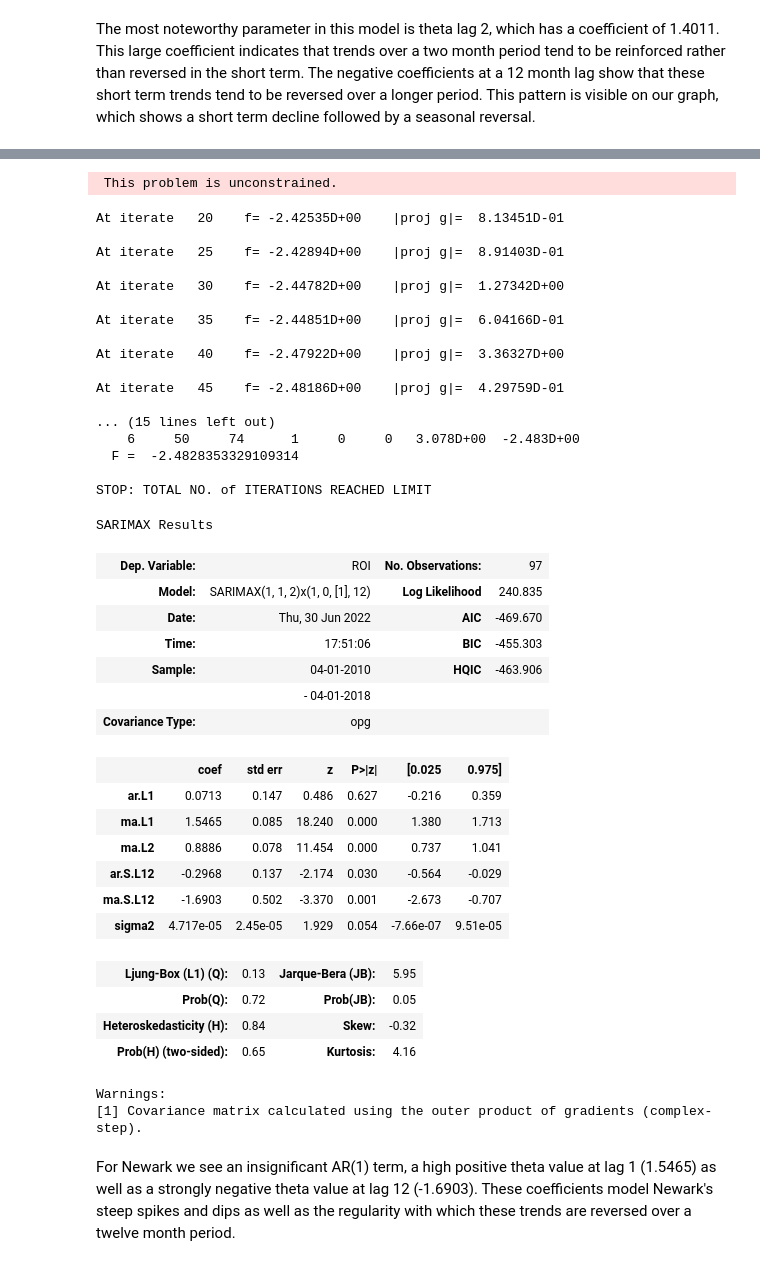
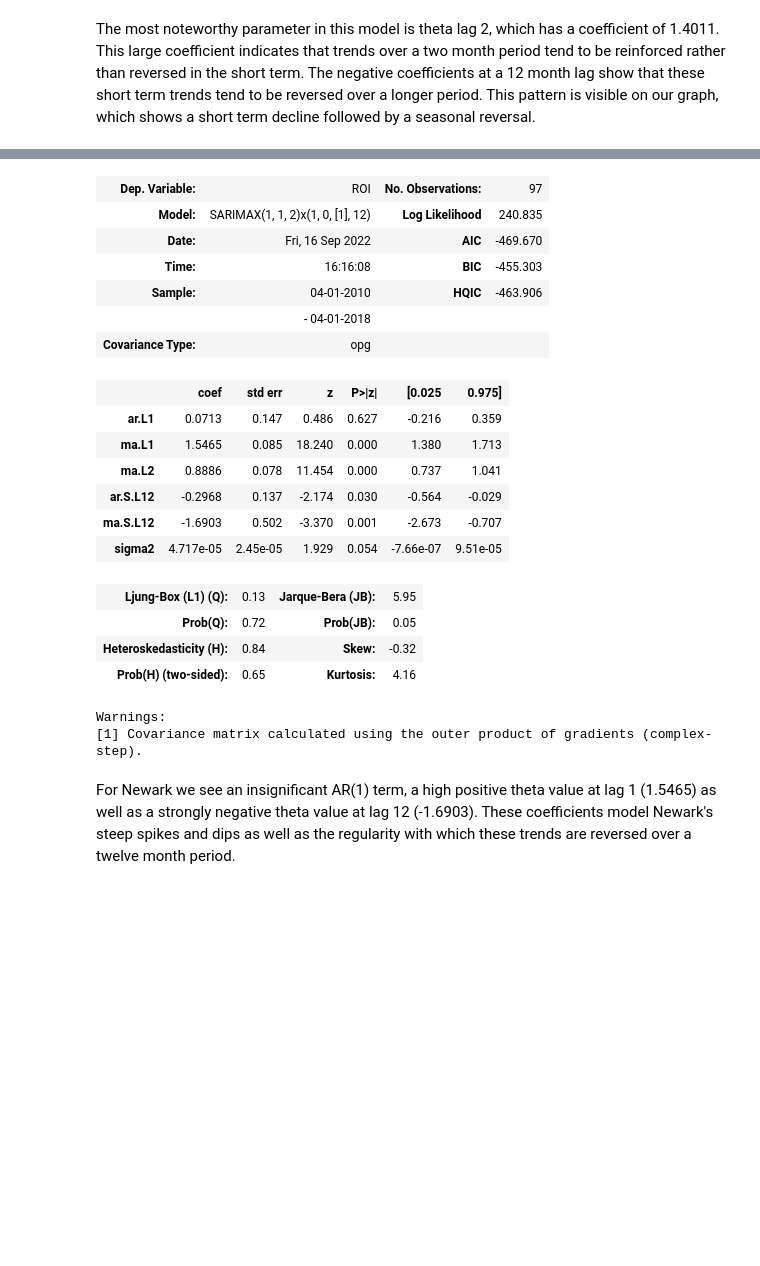
Before and after one commit to DavidKRichter/dsc-real-estate-investment, a Jupyter notebook: index.ipynb, the cells around one changed output, grey strips where cells are left out. Cells and saved outputs as stored; diff of their text form; code cells hidden in the pictures; blank space fills up the shorter version.

```diff
--- a/index.ipynb
+++ b/index.ipynb
@@ -1269,6 +868,6 @@ sari_mod = SARIMAX(train,
                                 order=(1, 1, 2),
                                 seasonal_order=(1, 0, 1, 12),
                                 enforce_stationarity=False,
-                                enforce_invertibility=False).fit()
+                                enforce_invertibility=False).fit(disp=False)
 sari_mod.summary()
 # %% [output]
@@ -1291,26 +875,7 @@ At iterate   15    f= -2.38923D+00    |proj g|=  1.35854D+00
- This problem is unconstrained.
-At iterate   20    f= -2.42535D+00    |proj g|=  8.13451D-01
-
-At iterate   25    f= -2.42894D+00    |proj g|=  8.91403D-01
-
-At iterate   30    f= -2.44782D+00    |proj g|=  1.27342D+00
-
-At iterate   35    f= -2.44851D+00    |proj g|=  6.04166D-01
-
-At iterate   40    f= -2.47922D+00    |proj g|=  3.36327D+00
-
-At iterate   45    f= -2.48186D+00    |proj g|=  4.29759D-01
-
-... (15 lines left out)
-    6     50     74      1     0     0   3.078D+00  -2.483D+00
-  F =  -2.4828353329109314
-
-STOP: TOTAL NO. of ITERATIONS REACHED LIMIT
-SARIMAX Results
 | Dep. Variable: | ROI | No. Observations: | 97 |
 | Model: | SARIMAX(1, 1, 2)x(1, 0, [1], 12) | Log Likelihood | 240.835 |
-| Date: | Thu, 30 Jun 2022 | AIC | -469.670 |
-| Time: | 17:51:06 | BIC | -455.303 |
+| Date: | Fri, 16 Sep 2022 | AIC | -469.670 |
+| Time: | 16:16:08 | BIC | -455.303 |
 | Sample: | 04-01-2010 | HQIC | -463.906 |
 |  | - 04-01-2018 |  |  |
 | Covariance Type: | opg |  |  |
@@ -1325,8 +890,8 @@ SARIMAX Results
 | Prob(Q): | 0.72 | Prob(JB): | 0.05 |
 | Heteroskedasticity (H): | 0.84 | Skew: | -0.32 |
 | Prob(H) (two-sided): | 0.65 | Kurtosis: | 4.16 |
-Warnings:
-[1] Covariance matrix calculated using the outer product of gradients (complex-step).
+Warnings:
+[1] Covariance matrix calculated using the outer product of gradients (complex-step).
 # %% [markdown]
 For Newark we see an insignificant AR(1) term, a high positive theta value at lag 1 (1.5465) as well as a strongly negative theta value at lag 12 (-1.6903). These coefficients model Newark's steep spikes and dips as well as the regularity with which these trends are reversed over a twelve month period.
 # %% [markdown]
```
Also changed, not shown: parts of 38 cells of this notebook, 2 other files.
